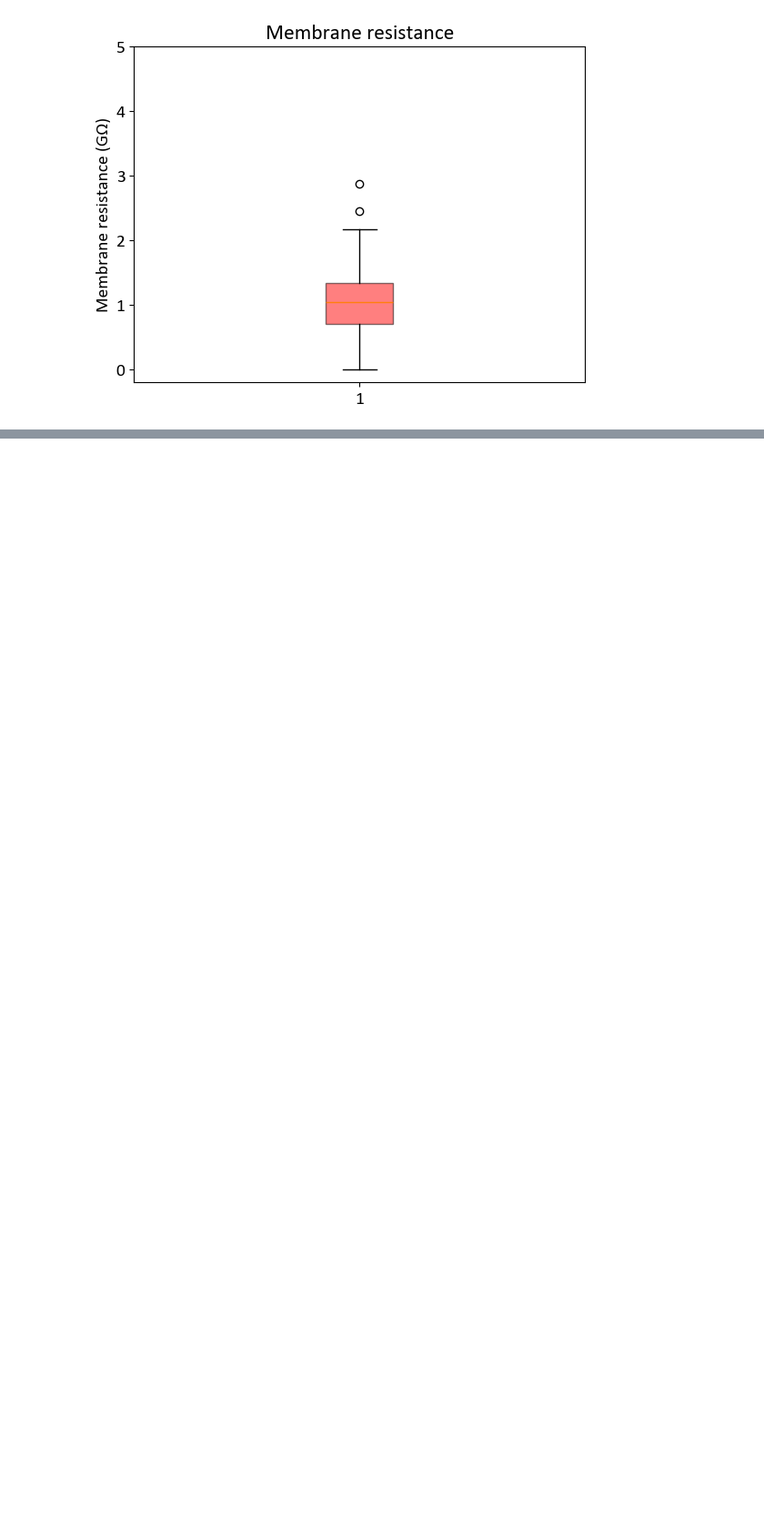
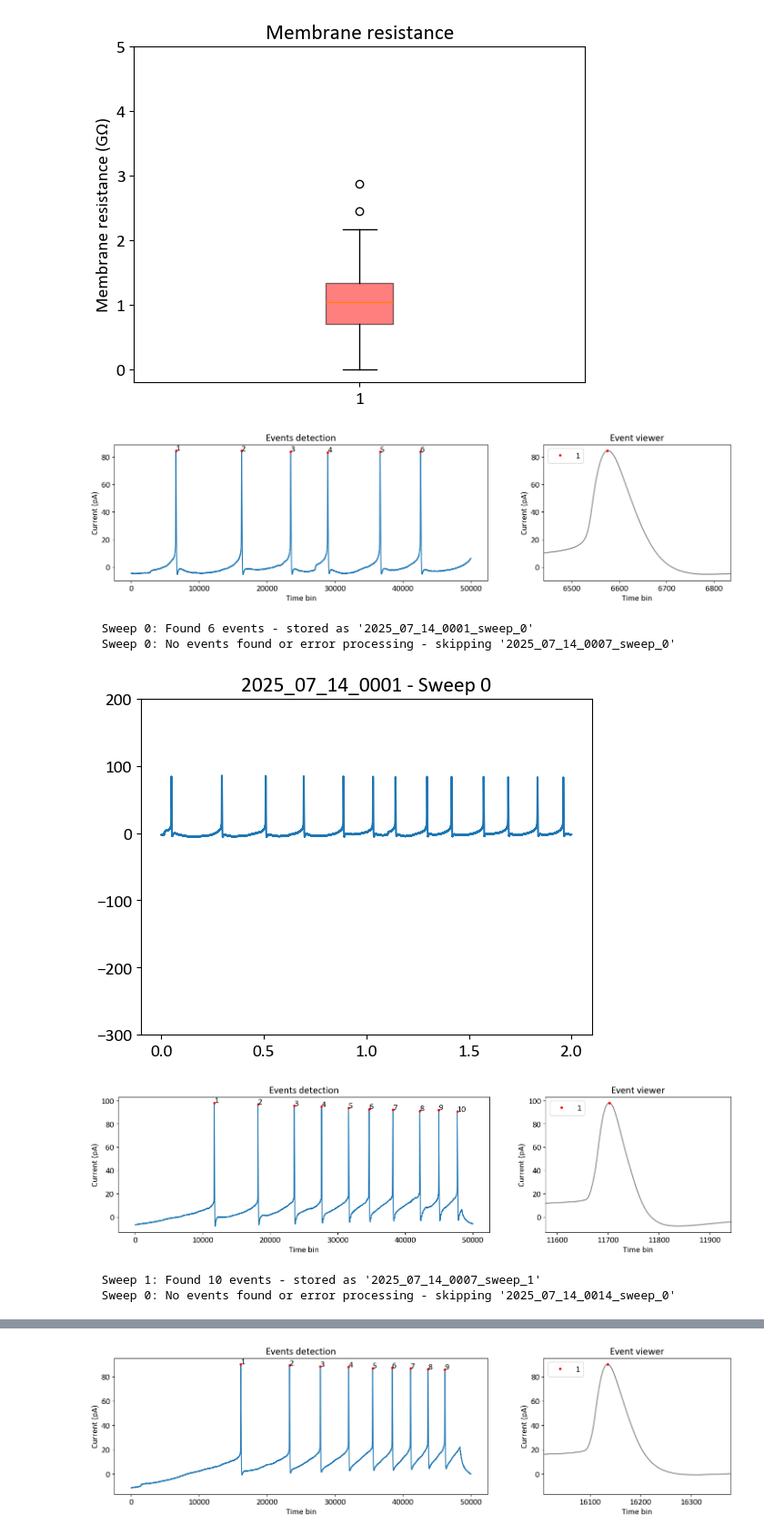
Before and after one commit to OmeRichWeizmann/Yizhar_lab, a Jupyter notebook: Uri's_Sapap3/ephys_sapap3_vs_wt.ipynb, the cells around one changed output, grey strips where cells are left out. Shown at 91% size. Cells and saved outputs as stored; diff of their text form; code cells hidden in the pictures; blank space fills up the shorter version.

```diff
--- a/Uri's_Sapap3/ephys_sapap3_vs_wt.ipynb
+++ b/Uri's_Sapap3/ephys_sapap3_vs_wt.ipynb
@@ -332,3 +180,47 @@ plt.ylim(-0.2,5)
 (-0.2, 5.0)
 [figure]
 [figure]
+# %%
+path = r"""Z:\Omer\Ph.D\Project- Uri's sapap3ko_vs_wt_crh_cells\Data\14.07.25"""
+
+# Dictionary to store all tables with unique keys
+all_sweep_tables = {}
+
+for file in os.listdir(path):
+    if file.endswith('.abf'):
+        file_size = os.path.getsize(os.path.join(path, file)) / 1024  # Size in KB
+        if file_size < 5866 or file_size > 5868:
+            continue  # Skip files smaller than 5000 KB
+        file_name = file.replace('.abf', '')  # Remove .abf extension for cleaner names
+        abf = pyabf.ABF(os.path.join(path, file))
+        cell_number = 0
+        for sweep in abf.sweepList:
+            abf.setSweep(sweep,1,baseline=[0,20000])
+            table_key = f"{file_name}_sweep_{sweep}"
+
+            try:
+                tbl = peaks_finder(abf.sweepY, 30, 120, 10, 50000,"plot_it", "ramp_protocol")
+                tbl['file_name'] = file_name
+                tbl['sweep_number'] = sweep
+                tbl['table_key'] = table_key
+                tbl['cell_number']  = cell_number+1  # Increment cell number for each sweep
+                plt.figure()
+                plt.plot(abf.sweepX, abf.sweepY, label=f'Sweep {sweep}')
+                plt.title(f"{file_name} - Sweep {sweep}")
+                plt.ylim(-300, 200)
+                all_sweep_tables[table_key] = tbl
+                print(f"  Sweep {sweep}: Found {len(tbl)} events - stored as '{table_key}'")
+                break
+
+            except:
+                print(f"  Sweep {sweep}: No events found or error processing - skipping '{table_key}'")
+print(f"\nTotal tables created: {len(all_sweep_tables)}")
+print("Available table keys:", list(all_sweep_tables.keys()))
+# %% [output]
+[figure, added]
+  Sweep 0: Found 6 events - stored as '2025_07_14_0001_sweep_0'
+  Sweep 0: No events found or error processing - skipping '2025_07_14_0007_sweep_0'
+[figure, added]
+[figure, added]
+  Sweep 1: Found 10 events - stored as '2025_07_14_0007_sweep_1'
+  Sweep 0: No events found or error processing - skipping '2025_07_14_0014_sweep_0'
@@ -334,0 +228 @@ plt.ylim(-0.2,5)
+[figure, added]
```
Also changed, not shown: parts of 9 cells of this notebook, 1 other file.
